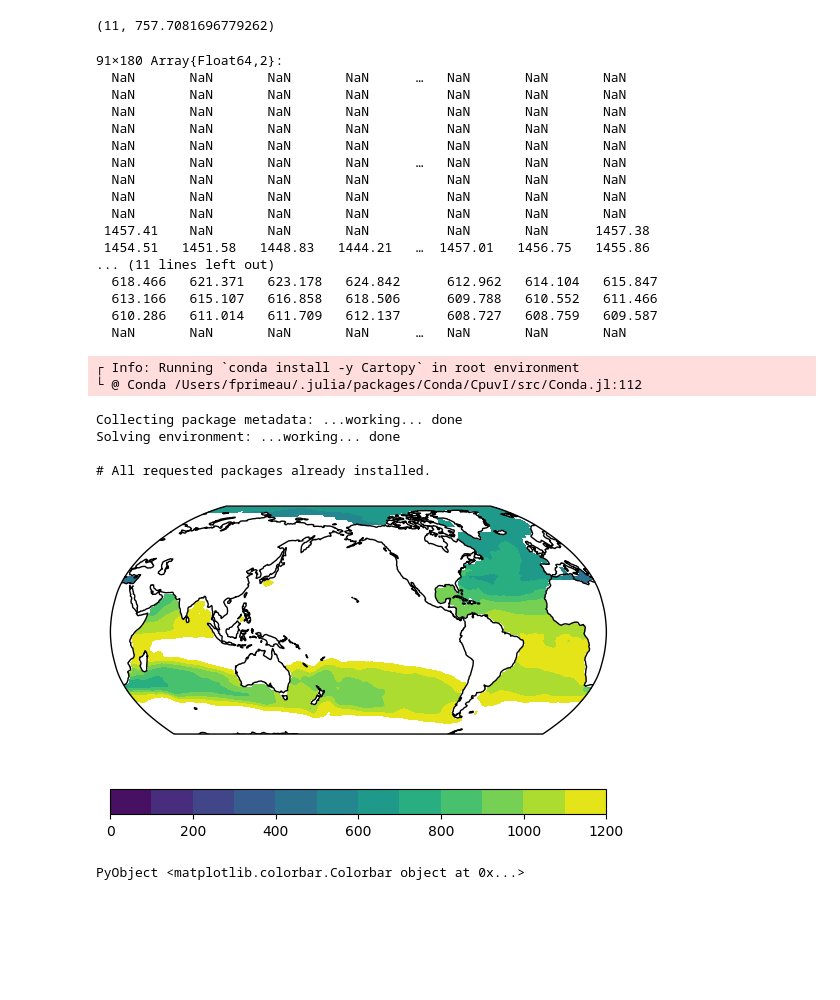
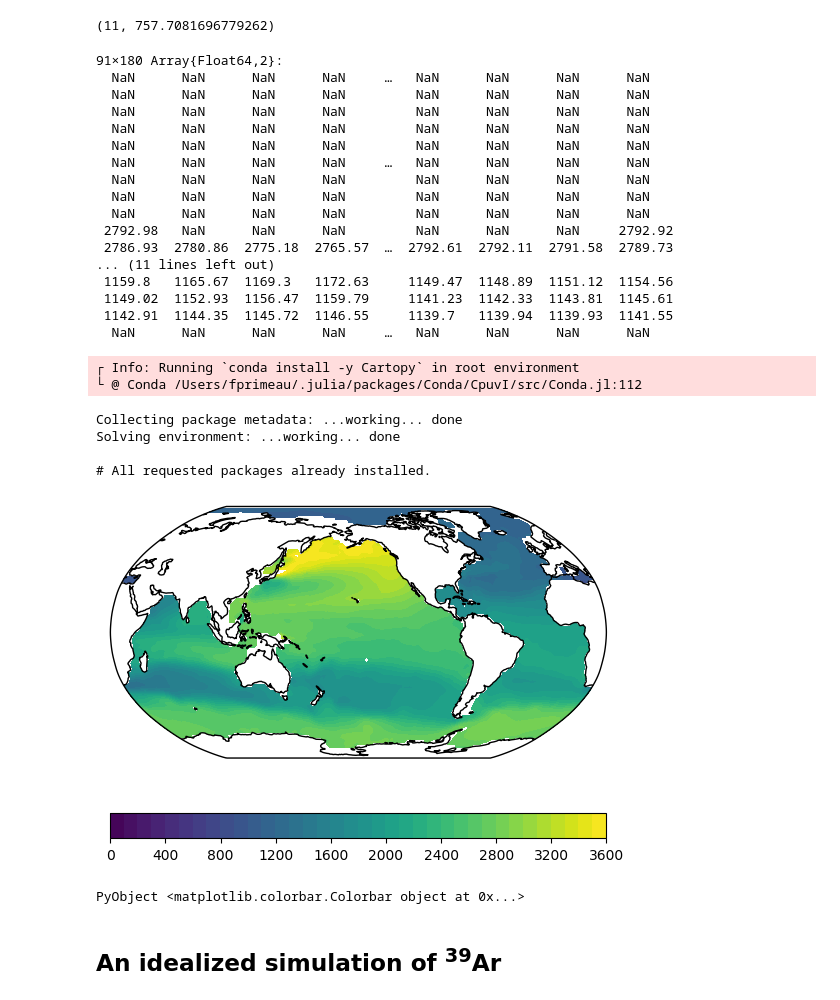
Before and after one commit to fprimeau/BIOGEOCHEM_TEACHING, a Jupyter notebook: Intro2TransportOperators.ipynb, the cells around one changed output. Drawn from its saved outputs; the diff is of its cells as text; code cells hidden in the pictures; blank space fills up the shorter version.

```diff
--- a/Intro2TransportOperators.ipynb
+++ b/Intro2TransportOperators.ipynb
@@ -76,6 +76,6 @@ Here we will perform an idealized radiocarbon simulation in our model. In this m
 # %%
 sec_per_year = 365*24*60*60;
 κ = 50/(10*sec_per_year)     # m/s
-τ = 5730*sec_per_year/log(2); # 1/s
+λ  = 1/(5730*sec_per_year/log(2)); # 1/s
 # %%
 M = TRdiv
@@ -165,7 +160,7 @@ F, ∇ₓF = state_function_and_Jacobian(T_matrices, sources_minus_sinks, nwet)
 x₀ = ones(nwet)
 prob = SteadyStateProblem(F, ∇ₓF, x₀, p₀)
 R = solve(prob, CTKAlg())
-c14age = -τ*log.(R);
+c14age = -log.(R)/λ;
 # %%
 lat, lon = vec(grd["yt"]), vec(grd["xt"]);
 # %%
@@ -187,41 +182,43 @@ iz, depth[iz]
 c14age_3d_1000m_yr = c14age_3d[:,:,iz] * ustrip(1.0u"s" |> u"yr")
 # %% [output]
 91×180 Array{Float64,2}:
-  NaN       NaN       NaN       NaN      …   NaN       NaN       NaN
-  NaN       NaN       NaN       NaN          NaN       NaN       NaN
-  NaN       NaN       NaN       NaN          NaN       NaN       NaN
-  NaN       NaN       NaN       NaN          NaN       NaN       NaN
-  NaN       NaN       NaN       NaN          NaN       NaN       NaN
-  NaN       NaN       NaN       NaN      …   NaN       NaN       NaN
-  NaN       NaN       NaN       NaN          NaN       NaN       NaN
-  NaN       NaN       NaN       NaN          NaN       NaN       NaN
-  NaN       NaN       NaN       NaN          NaN       NaN       NaN
- 1457.41    NaN       NaN       NaN          NaN       NaN      1457.38
- 1454.51   1451.58   1448.83   1444.21   …  1457.01   1456.75   1455.86
+  NaN      NaN      NaN      NaN     …   NaN      NaN      NaN      NaN
+  NaN      NaN      NaN      NaN         NaN      NaN      NaN      NaN
+  NaN      NaN      NaN      NaN         NaN      NaN      NaN      NaN
+  NaN      NaN      NaN      NaN         NaN      NaN      NaN      NaN
+  NaN      NaN      NaN      NaN         NaN      NaN      NaN      NaN
+  NaN      NaN      NaN      NaN     …   NaN      NaN      NaN      NaN
+  NaN      NaN      NaN      NaN         NaN      NaN      NaN      NaN
+  NaN      NaN      NaN      NaN         NaN      NaN      NaN      NaN
+  NaN      NaN      NaN      NaN         NaN      NaN      NaN      NaN
+ 2792.98   NaN      NaN      NaN         NaN      NaN      NaN     2792.92
+ 2786.93  2780.86  2775.18  2765.57  …  2792.61  2792.11  2791.58  2789.73
 ... (11 lines left out)
-  618.466   621.371   623.178   624.842      612.962   614.104   615.847
-  613.166   615.107   616.858   618.506      609.788   610.552   611.466
-  610.286   611.014   611.709   612.137      608.727   608.759   609.587
-  NaN       NaN       NaN       NaN      …   NaN       NaN       NaN
+ 1159.8   1165.67  1169.3   1172.63     1149.47  1148.89  1151.12  1154.56
+ 1149.02  1152.93  1156.47  1159.79     1141.23  1142.33  1143.81  1145.61
+ 1142.91  1144.35  1145.72  1146.55     1139.7   1139.94  1139.93  1141.55
+  NaN      NaN      NaN      NaN     …   NaN      NaN      NaN      NaN
 # %%
 using Conda; Conda.add("Cartopy")
 #Conda.add("cartopy.crs")
 
 ccrs = pyimport("cartopy.crs")
 ax = subplot(projection=ccrs.Robinson(central_longitude=-155.0))
 ax.coastlines()
 # making it cyclic for Cartopy
 lon_cyc = [lon; 360+lon[1]]
 age_cyc = hcat(c14age_3d_1000m_yr, c14age_3d_1000m_yr[:,1])
 # And plot
-p = contourf(lon_cyc, lat, age_cyc, levels=0:100:1200, transform=ccrs.PlateCarree(), zorder=-1)
+p = contourf(lon_cyc, lat, age_cyc, levels=0:100:3600, transform=ccrs.PlateCarree(), zorder=-1)
 colorbar(p, orientation="horizontal")
 # %% [output]
 ┌ Info: Running `conda install -y Cartopy` in root environment
 └ @ Conda /Users/fprimeau/.julia/packages/Conda/CpuvI/src/Conda.jl:112
 Collecting package metadata: ...working... done
 Solving environment: ...working... done
 
 # All requested packages already installed.
-[figure, old version]
+[figure, new version]
 PyObject <matplotlib.colorbar.Colorbar object at 0x...>
+# %% [markdown]
+## An idealized simulation of <sup>39</sup>Ar
```
Also changed, not shown: parts of 11 cells of this notebook.
